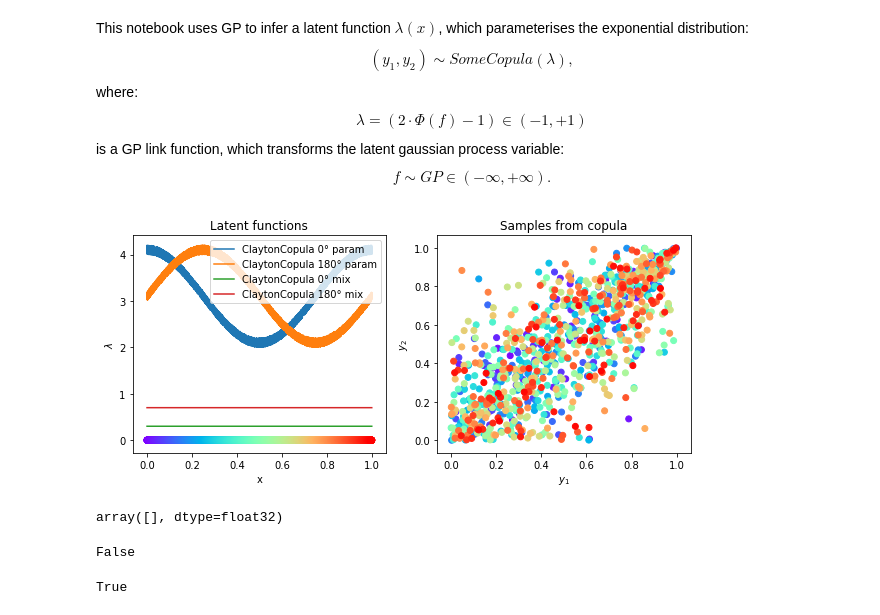
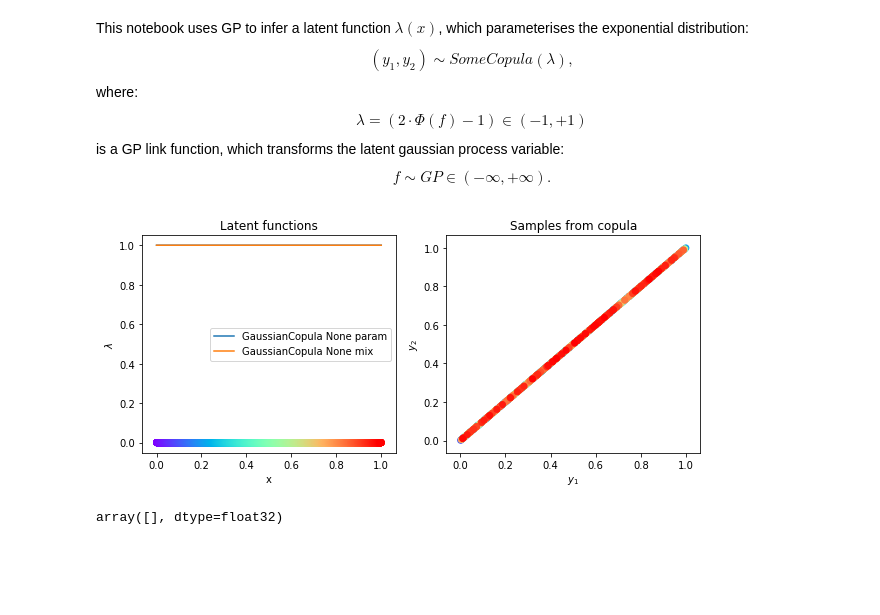
Before and after one commit to NinelK/CopulaGP, a Jupyter notebook: MultiTask.ipynb, the cells around one changed output. Saved outputs shown, nothing was run; the diff lists cells and outputs as text; code cells hidden in the pictures; blank space fills up the shorter version.

```diff
--- a/MultiTask.ipynb
+++ b/MultiTask.ipynb
@@ -22,59 +22,51 @@ import utils
 %autoreload 2
 # %%
 #here we specify a 'true' latent function lambda
-theta1 = lambda x: np.cos(2*np.pi*1*x)*1.+3.+.2*np.random.rand() #*np.sin(2*np.pi*3*x+.6)
-theta2 = lambda x: np.sin(2*np.pi*1*x)*1.+3.+.2*np.random.rand() #*np.sin(2*np.pi*3*x+.6)
-con = lambda x: 0.3+0.*x #np.clip(np.cos(2*np.pi*0.5*x)**5*0.5+0.5+0.8*(np.random.rand()-0.5),0,1) #*np.sin(2*np.pi*3*x+.6)
+theta1 = lambda x: x*0. + 1.
+theta2 = lambda x: x*0. + 1.
+con = lambda x: 0.+1.*x #np.clip(np.cos(2*np.pi*0.5*x)**5*0.5+0.5+0.8*(np.random.rand()-0.5),0,1) #*np.sin(2*np.pi*3*x+.6)
 # %%
 import matplotlib.cm as cm
 
 #x_space setup
 NSamp = int(1e4)
 X = np.linspace(0.,1.,NSamp)
 
 # model setup
-theta = torch.stack([torch.tensor([theta1(x) for x in X]),
-                     torch.tensor([theta2(x) for x in X])]).float()
-mix = torch.stack([torch.tensor([con(x) for x in X]),
-                  torch.tensor([1-con(x) for x in X])]).float()
+# theta = torch.stack([torch.tensor([theta1(x) for x in X]),
+#                      torch.tensor([theta2(x) for x in X])]).float()
+# mix = torch.stack([torch.tensor([con(x) for x in X]),
+#                   torch.tensor([1-con(x) for x in X])]).float()
 #mix[1] = 1.-mix[0]
-# theta = torch.tensor([theta1(x) for x in X]).unsqueeze(0)
-# mix = torch.ones(len(X)).unsqueeze(0)
-likelihoods = [bvcopula.ClaytonCopula_Likelihood(rotation='0°'),
-               bvcopula.ClaytonCopula_Likelihood(rotation='180°')
+theta = torch.tensor([theta1(x) for x in X]).unsqueeze(0)
+mix = torch.ones(len(X)).unsqueeze(0)
+likelihoods = [#bvcopula.IndependenceCopula_Likelihood(),#(rotation='0°'),
+               bvcopula.GaussianCopula_Likelihood()#(rotation='180°')
               ]
 copulas = [lik.copula for lik in likelihoods]
 rotations = [lik.rotation for lik in likelihoods]
 copula_model = bvcopula.MixtureCopula(theta,mix,copulas,rotations=rotations)
 
 #generate samples
 Y = copula_model.sample().numpy().squeeze()
 colors = cm.rainbow(np.linspace(0., 1., Y.shape[0]))
 
 #plot model parameters and samples
 fig, (lambdaf, samples) = plt.subplots(1,2,figsize=(10,4))
 
 fp = utils.LatentSpacePlot('Latent functions','x','$\lambda$',lambdaf)
 fp.plot(X,copula_model, colors=colors)
 
 sp = utils.PlotSamples('Samples from copula','$y_1$','$y_2$',samples)
 sp.plot(copula_model, Y[::10], colors[::10])
 
 fig.show()
 # %% [output]
-[figure, old version]
+[figure, new version]
 # %%
 Y[(Y!=Y)==True]
 # %% [output]
 array([], dtype=float32)
-# %%
-Y.max() <= 1-1e-3
-# %% [output]
-False
-# %%
-Y.max() >= 1e-3
-# %% [output]
-True
 # %%
 # formulate hypothesis
 likelihoods = [
```
Also changed, not shown: parts of 9 cells of this notebook, 3 other files.
